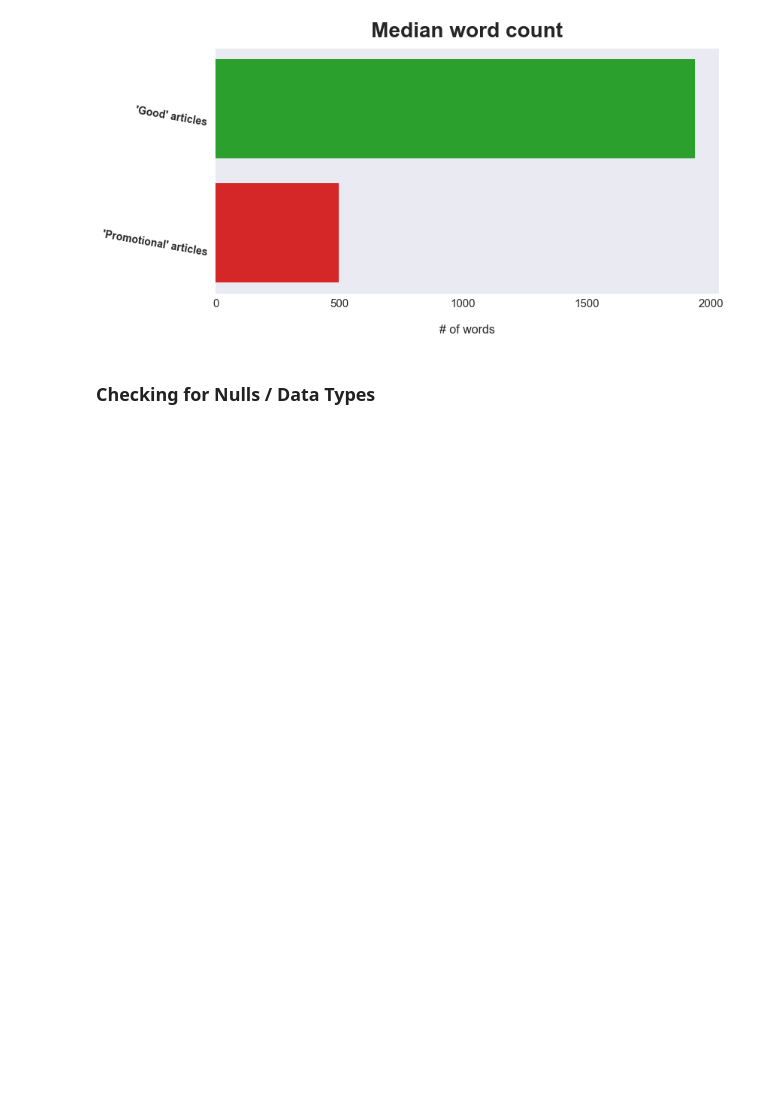
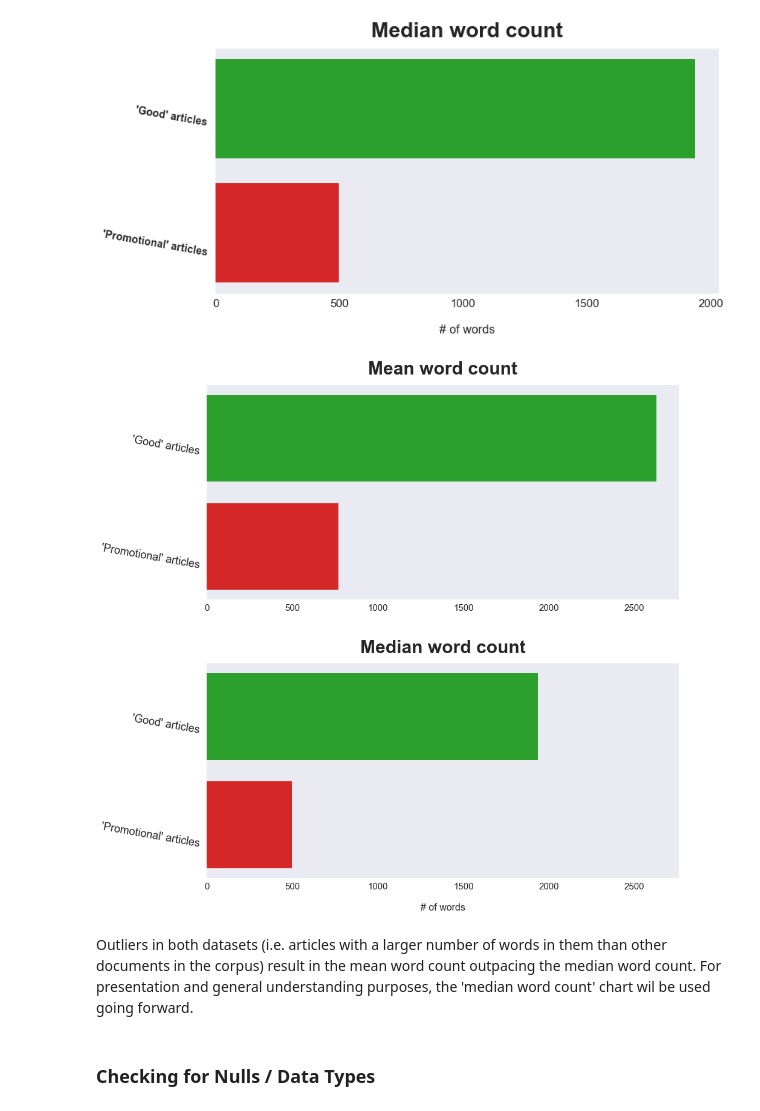
Before and after one commit to toastdeini/Wikipedia-article-quality, a Jupyter notebook: prep/Exploratory_Analysis.ipynb, the cells around one changed output. Cells and saved outputs as stored; diff of their text form; code cells hidden in the pictures; blank space fills up the shorter version.

```diff
--- a/prep/Exploratory_Analysis.ipynb
+++ b/prep/Exploratory_Analysis.ipynb
@@ -297,6 +297,49 @@ ax.set_xlabel("# of words",
 #             bbox_inches='tight')
 # %% [output]
 [figure]
+# %%
+fig, (ax1, ax2) = plt.subplots(nrows=2,
+                               figsize=(14, 15),
+                               sharex=True,
+                               sharey='all')
+
+
+plt.subplots_adjust(hspace=0.3)
+
+ax1.tick_params(axis='y', which='major', pad=10, rotation=-10, labelsize=18)
+ax1.tick_params(axis='x', which='major', pad=7, reset=True, labelsize=15)
+
+ax2.tick_params(axis='y', which='major', pad=10, rotation=-10, labelsize=18)
+ax2.tick_params(axis='x', which='major', pad=7, labelsize=15)
+
+ax1.barh(y=["'Promotional' articles", "'Good' articles"],
+         width=(mean_words_promo, mean_words_good),
+         color=['tab:red', 'tab:green'])
+
+ax1.set_title("Mean word count",
+              pad=18,
+              fontsize=30,
+              fontweight='bold')
+# ax1.set_xlabel("# of words",
+#                labelpad=20,
+#                fontsize=16)
+
+
+ax2.barh(y=["'Promotional' articles", "'Good' articles"],
+         width=(med_words_promo, med_words_good),
+         color=['tab:red', 'tab:green'])
+
+ax2.set_title("Median word count",
+              pad=18,
+              fontsize=30,
+              fontweight='bold')
+ax2.set_xlabel("# of words",
+               labelpad=20,
+               fontsize=16);
+# %% [output]
+[figure, added]
+# %% [markdown]
+Outliers in both datasets (i.e. articles with a larger number of words in them than other documents in the corpus) result in the mean word count outpacing the median word count. For presentation and general understanding purposes, the 'median word count' chart wil be used going forward.
 # %% [markdown]
 ### Checking for Nulls / Data Types
 # %%
```
Also changed, not shown: parts of 19 cells of this notebook, 1 other file.
